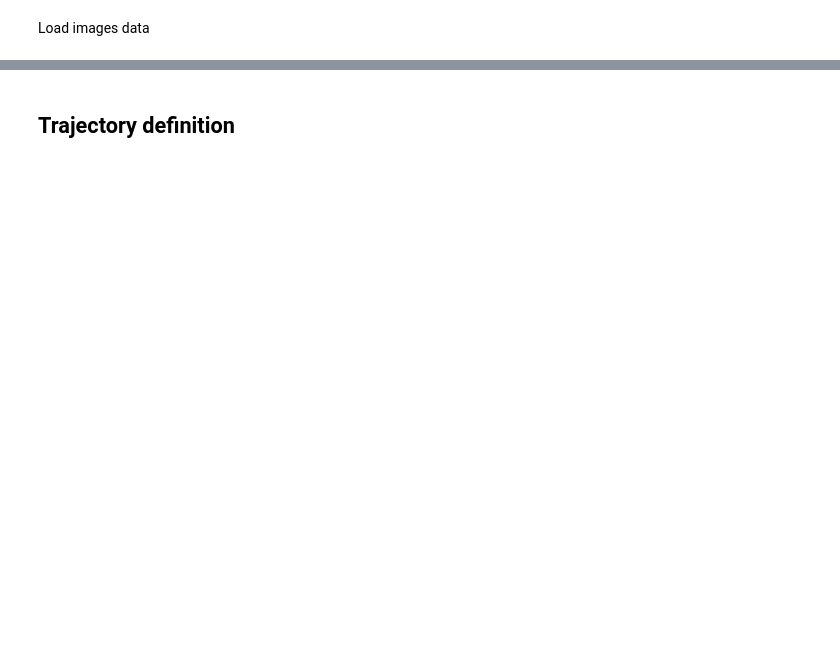
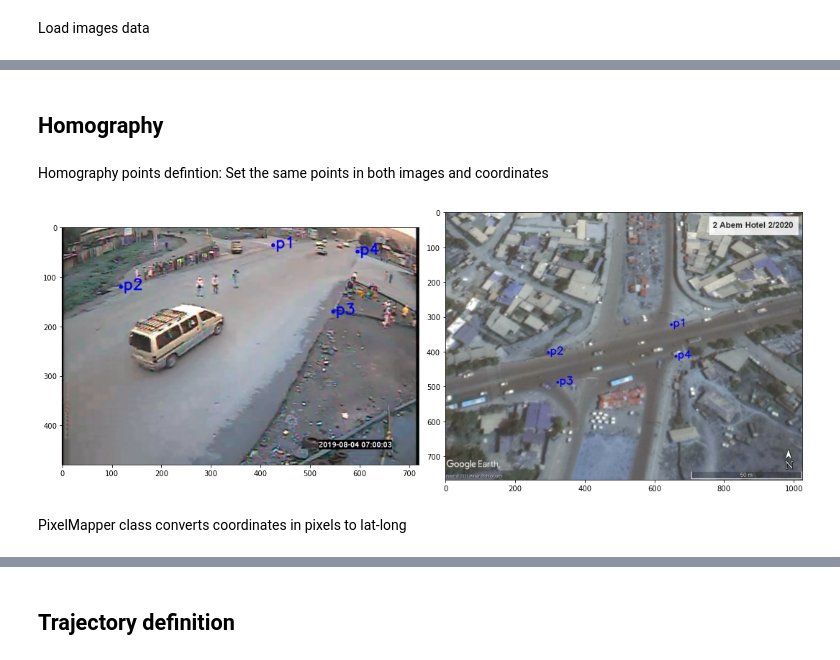
Before and after one commit to LeonardoViotti/cv_traffic_analysis, a Jupyter notebook: data-analysis/draft-analysis.ipynb, the cells around one changed output, grey strips where cells are left out. Cells and saved outputs as stored; diff of their text form; code cells hidden in the pictures; blank space fills up the shorter version.

```diff
--- a/data-analysis/draft-analysis.ipynb
+++ b/data-analysis/draft-analysis.ipynb
@@ -22,7 +35,6 @@ from utils import *
+# %%
+
+# PLotting params
+plt.rcParams['figure.figsize'] = [15, 10]
 # %% [markdown]
 Functions (move this somewhere else eventually)
-# %%
-def imgshow(img):
-    plt.imshow(img)
-    # plt.title('World view')
-    plt.show()
@@ -45,0 +105,36 @@ imgshow(img_world)
+# %% [markdown]
+## Homography
+# %% [markdown]
+Homography points defintion: Set the same points in both images and coordinates
+# %%
+# Create one instance of PixelMapper to convert video frames to coordinates
+quad_coords = {
+    # Check these!
+    "lonlat": np.array([
+        [9.035947, 38.853956], # P1 top right
+        [9.035794, 38.853338], # P2 top left
+        [9.035631, 38.853425], # P3 bottom left
+        [9.035782, 38.853971] #  P4 bottom right
+    ]),
+    "pixel": np.array([
+        [426, 37], #  P1 top right
+        [119, 121], #  P2 top left
+        [547, 171], # P3 bottom left
+        [596, 50] # P4 bottom right
+    ]),
+    "pixel_sat": np.array([
+        [648, 322], # P1 top right
+        [295, 402], # P2 top left
+        [322, 488], #  P3 bottom left
+        [661, 413] # P4 bottom right
+    ])
+}
+
+# Display image points.
+img_s_points = draw_hom_points(img_world, quad_coords['pixel_sat'])
+img_f_points = draw_hom_points(img_frame, quad_coords['pixel'])
+imgshow(img_f_points, img_s_points)
+# %% [output]
+[figure, added]
+# %% [markdown]
+PixelMapper class converts coordinates in pixels to lat-long
```
Also changed, not shown: parts of 30 cells of this notebook, 1 other file.
